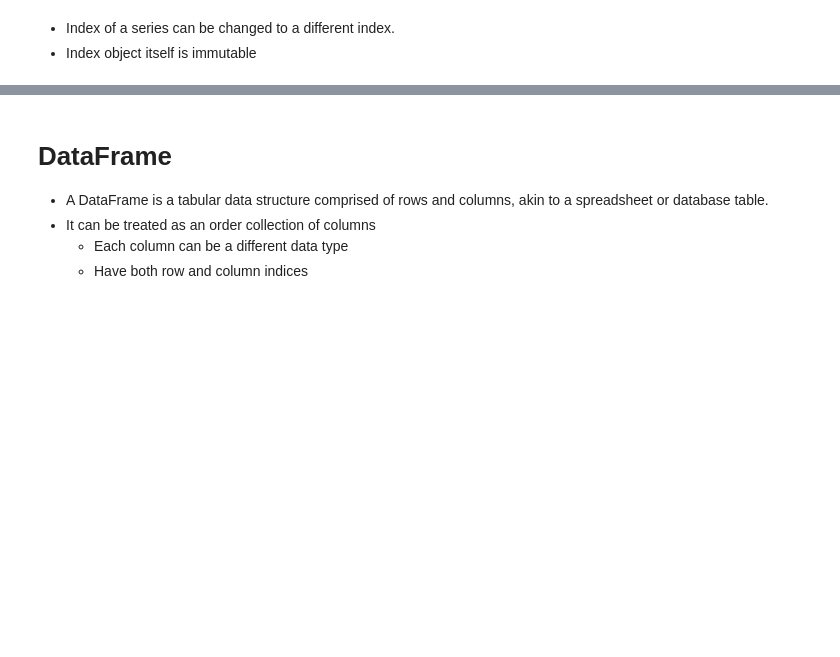
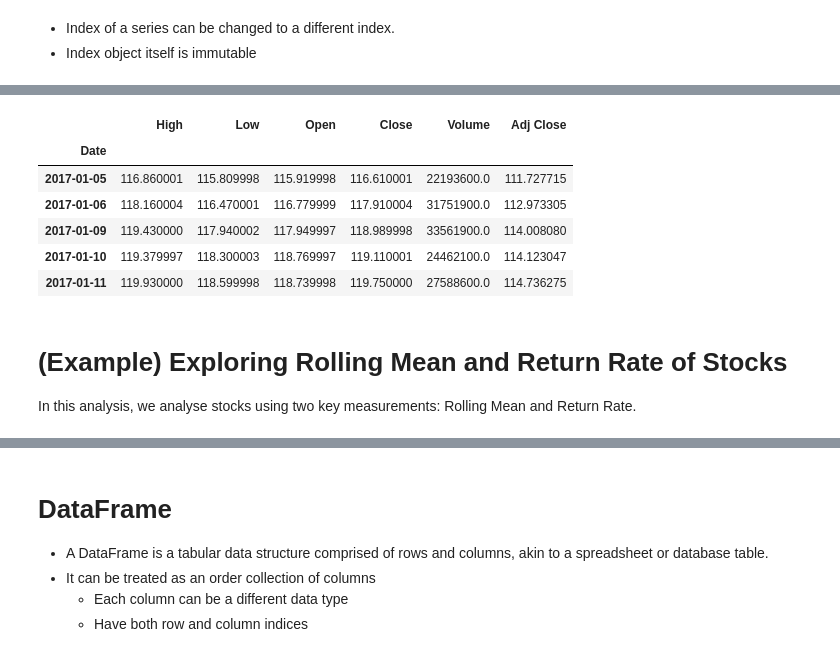
Before and after one commit to RyanLHU/CISC7201, a Jupyter notebook: slides/slide06 Pandas.ipynb, the cells around one changed output, grey strips where cells are left out. Cells and saved outputs as stored; diff of their text form; code cells hidden in the pictures; blank space fills up the shorter version.

```diff
--- a/slides/slide06 Pandas.ipynb
+++ b/slides/slide06 Pandas.ipynb
@@ -234,0 +303,18 @@ Index(['Florida', 'New York', 'Kentucky', 'Georgia'], dtype='object')
+# %%
+start = datetime.datetime(2010, 1, 1)
+end = datetime.datetime(2017, 1, 11)
+
+df = web.DataReader("AAPL", 'yahoo', start, end)
+df.tail()
+# %% [output]
+|  | High | Low | Open | Close | Volume | Adj Close |
+| Date |  |  |  |  |  |  |
+| 2017-01-05 | 116.860001 | 115.809998 | 115.919998 | 116.610001 | 22193600.0 | 111.727715 |
+| 2017-01-06 | 118.160004 | 116.470001 | 116.779999 | 117.910004 | 31751900.0 | 112.973305 |
+| 2017-01-09 | 119.430000 | 117.940002 | 117.949997 | 118.989998 | 33561900.0 | 114.008080 |
+| 2017-01-10 | 119.379997 | 118.300003 | 118.769997 | 119.110001 | 24462100.0 | 114.123047 |
+| 2017-01-11 | 119.930000 | 118.599998 | 118.739998 | 119.750000 | 27588600.0 | 114.736275 |
+# %% [markdown]
+# (Example) Exploring Rolling Mean and Return Rate of Stocks
+
+In this analysis, we analyse stocks using two key measurements: Rolling Mean and Return Rate.
```
Also changed, not shown: parts of 80 cells of this notebook.
